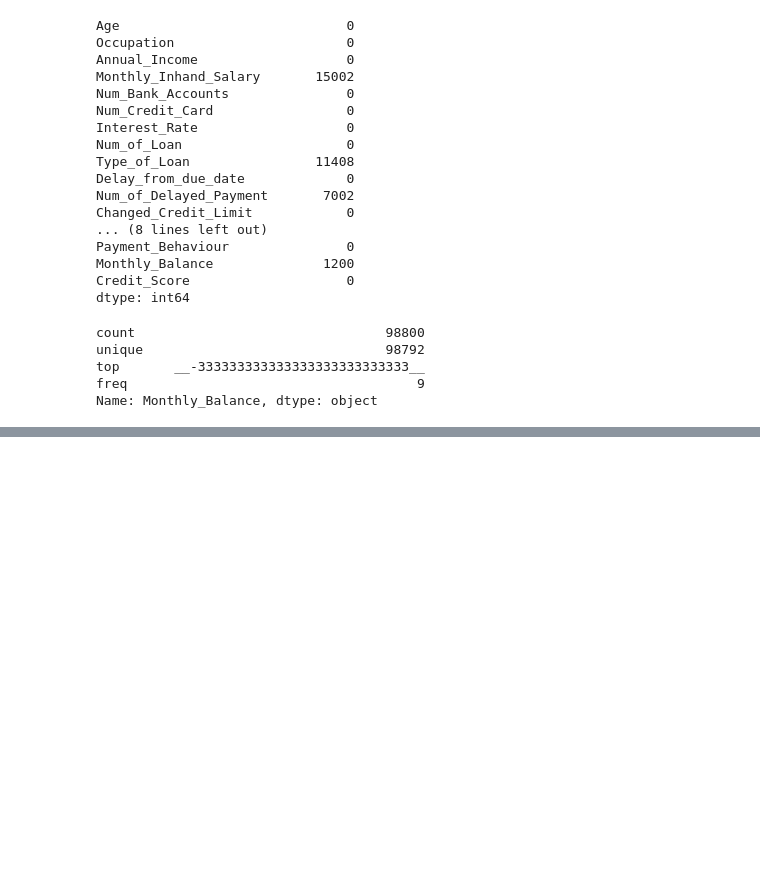
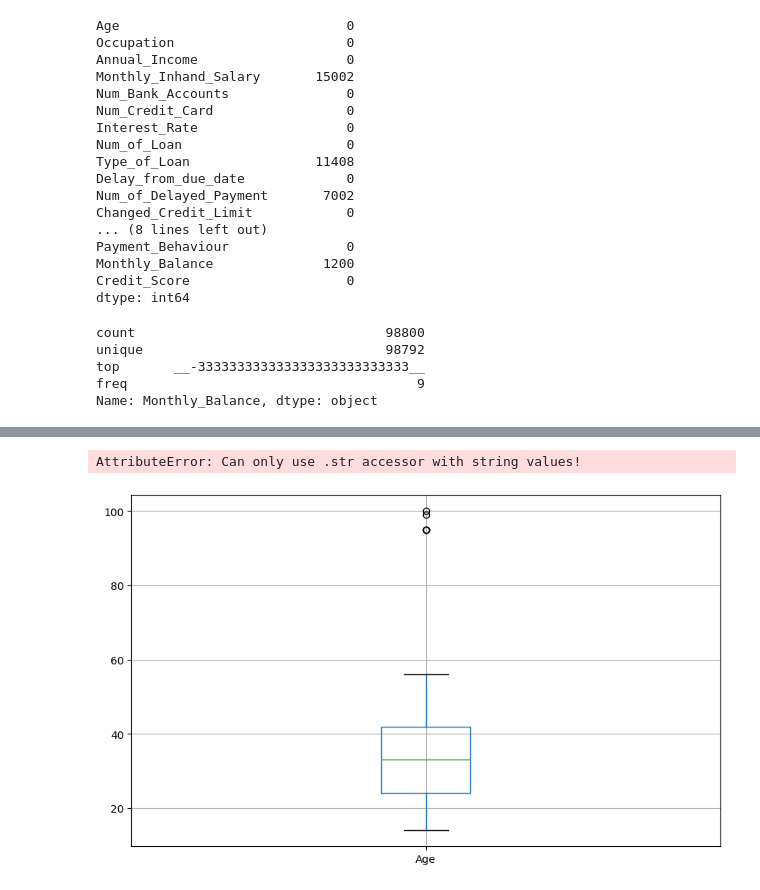
Before and after one commit to rajat184/ML_project, a Jupyter notebook: project.ipynb, the cells around one changed output, grey strips where cells are left out. Drawn from its saved outputs; the diff is of its cells as text; code cells hidden in the pictures; blank space fills up the shorter version.

```diff
--- a/project.ipynb
+++ b/project.ipynb
@@ -219,3 +207,26 @@ train_df['Changed_Credit_Limit'] = train_df['Changed_Credit_Limit'].fillna(train
 # Step 4: Cap outliers at the 99th percentile to limit extreme values
 upper_limit = train_df['Changed_Credit_Limit'].quantile(0.99)
 train_df['Changed_Credit_Limit'] = train_df['Changed_Credit_Limit'].clip(upper=upper_limit)
+# %%
+# box plot for age
+
+import matplotlib.pyplot as plt
+
+# plt.figure(figsize=(10, 6))
+# train_df.boxplot(column=["Age"])
+# plt.show()
+
+train_df['Age'] = pd.to_numeric(train_df['Age'], errors='coerce')
+
+# drop entries with invalid age values greater than 100 and less than 0
+train_df = train_df[(train_df['Age'] >= 0) & (train_df['Age'] <= 100)]
+
+# box plot for age
+plt.figure(figsize=(10, 6))
+train_df.boxplot(column=["Age"])
+
+# for entries in form int_ we will convert them to int for ex 100_ to 100
+train_df["Age"] = train_df["Age"].str.replace("_", "").astype(int)
+# %% [output]
+AttributeError: Can only use .str accessor with string values!
+[figure, added]
```
Also changed, not shown: parts of 7 cells of this notebook.
